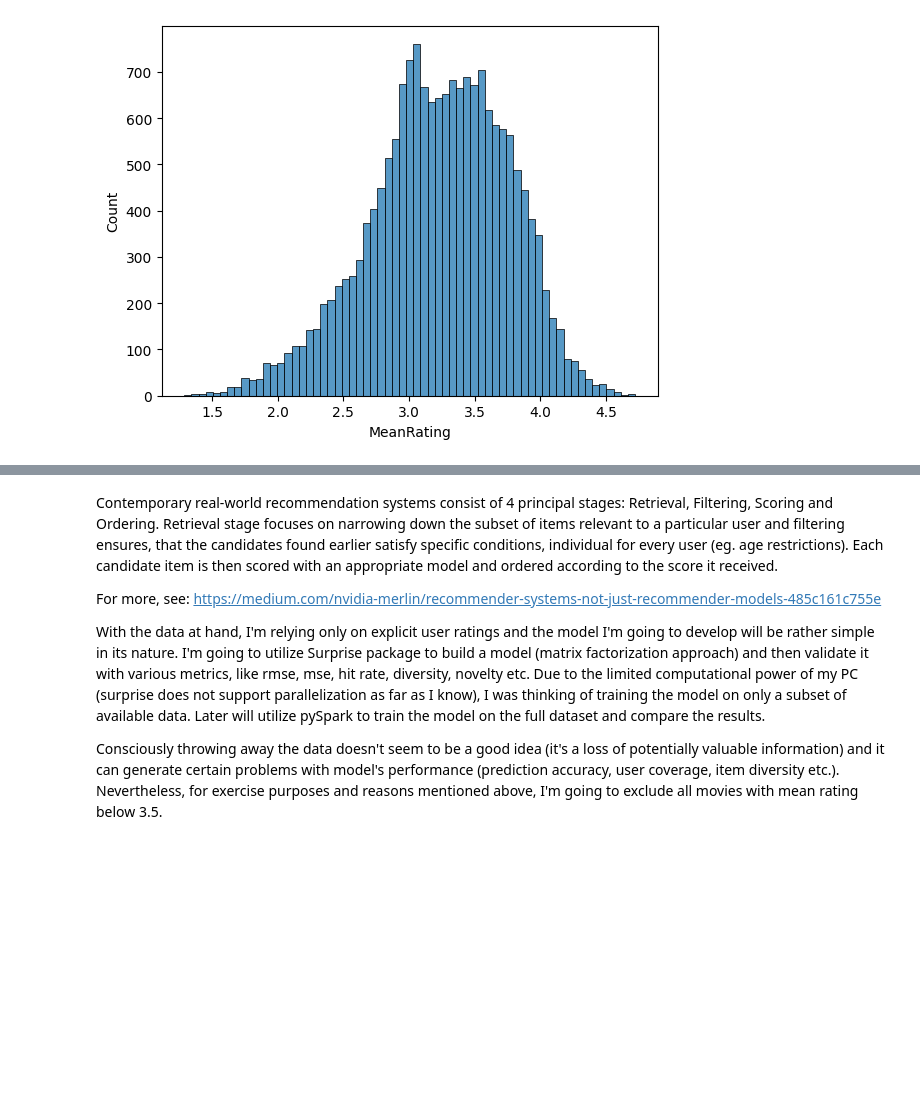
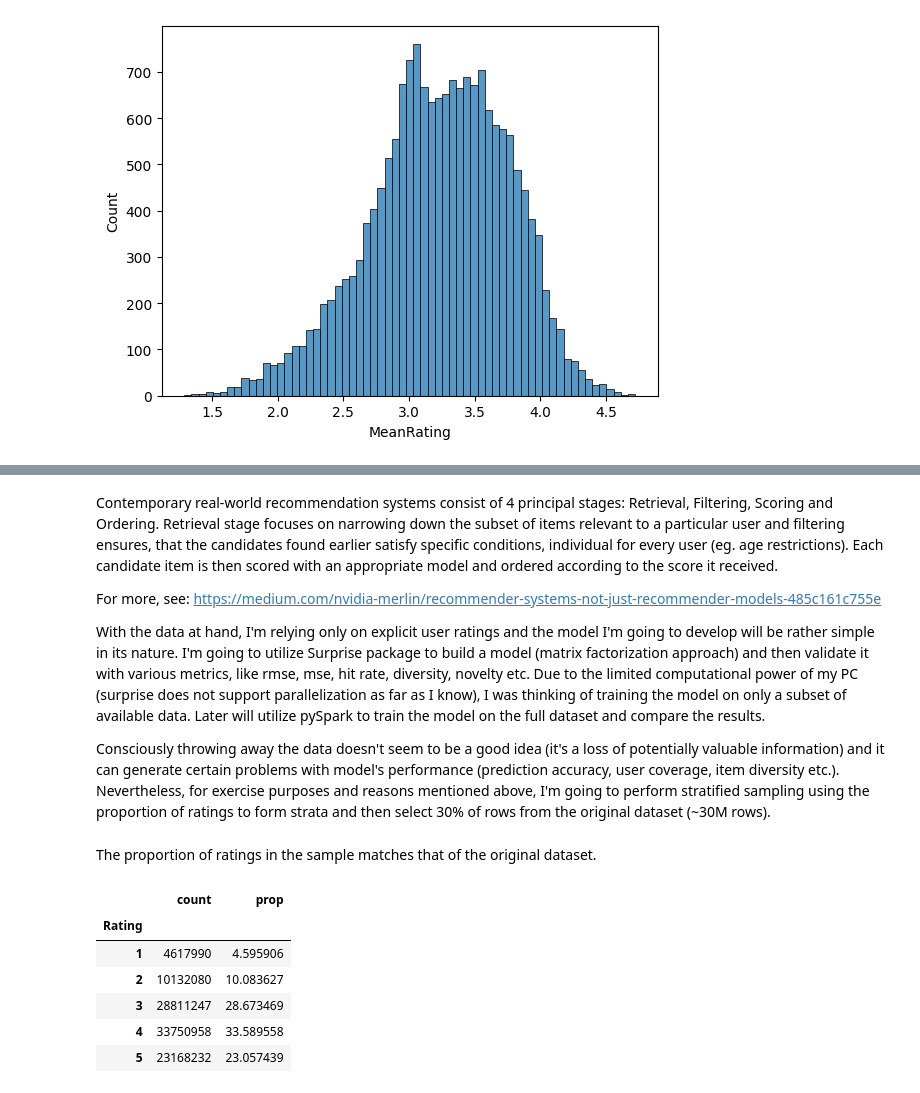
Before and after one commit to KrzysztofUrbaniec/NetlixRecommender, a Jupyter notebook: src/notebooks/Exploration.ipynb, the cells around one changed output, grey strips where cells are left out. Saved outputs shown, nothing was run; the diff lists cells and outputs as text; code cells hidden in the pictures; blank space fills up the shorter version.

Commit message:
Added stratified sampling

```diff
--- a/src/notebooks/Exploration.ipynb
+++ b/src/notebooks/Exploration.ipynb
@@ -193,4 +205,4 @@ For more, see: https://medium.com/nvidia-merlin/recommender-systems-not-just-rec
 
 With the data at hand, I'm relying only on explicit user ratings and the model I'm going to develop will be rather simple in its nature. I'm going to utilize Surprise package to build a model (matrix factorization approach) and then validate it with various metrics, like rmse, mse, hit rate, diversity, novelty etc. Due to the limited computational power of my PC (surprise does not support parallelization as far as I know), I was thinking of training the model on only a subset of available data. Later will utilize pySpark to train the model on the full dataset and compare the results.
 
-Consciously throwing away the data doesn't seem to be a good idea (it's a loss of potentially valuable information) and it can generate certain problems with model's performance (prediction accuracy, user coverage, item diversity etc.). Nevertheless, for exercise purposes and reasons mentioned above, I'm going to exclude all movies with mean rating below 3.5.
+Consciously throwing away the data doesn't seem to be a good idea (it's a loss of potentially valuable information) and it can generate certain problems with model's performance (prediction accuracy, user coverage, item diversity etc.). Nevertheless, for exercise purposes and reasons mentioned above, I'm going to perform stratified sampling using the proportion of ratings to form strata and then select 30% of rows from the original dataset (~30M rows).
@@ -201,0 +209,3 @@ movies_subset = movies.iloc[movies_subset_idx]
+# %%
+rating_counts = rating_counts.to_frame().rename({'CustId':'count'},axis=1)
+rating_counts['prop'] = rating_counts['count'] / rating_counts['count'].sum() * 100
@@ -201,0 +216,12 @@ movies_subset = movies.iloc[movies_subset_idx]
+# %% [markdown]
+The proportion of ratings in the sample matches that of the original dataset.
+# %%
+rating_counts
+# %% [output]
+|  | count | prop |
+| Rating |  |  |
+| 1 | 4617990 | 4.595906 |
+| 2 | 10132080 | 10.083627 |
+| 3 | 28811247 | 28.673469 |
+| 4 | 33750958 | 33.589558 |
+| 5 | 23168232 | 23.057439 |
```
Also changed, not shown: parts of 12 cells of this notebook.
